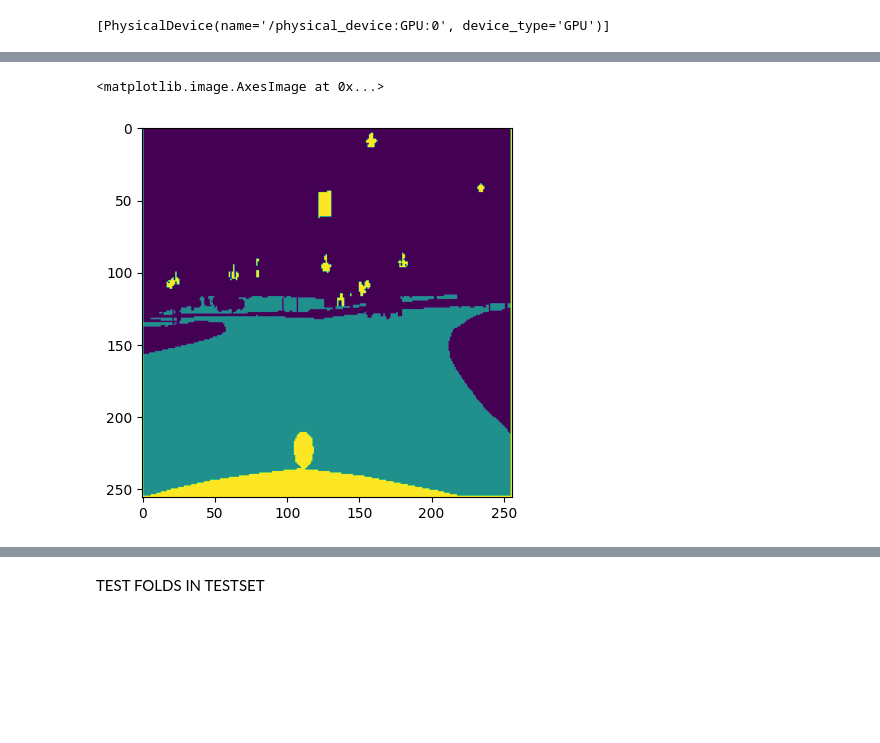
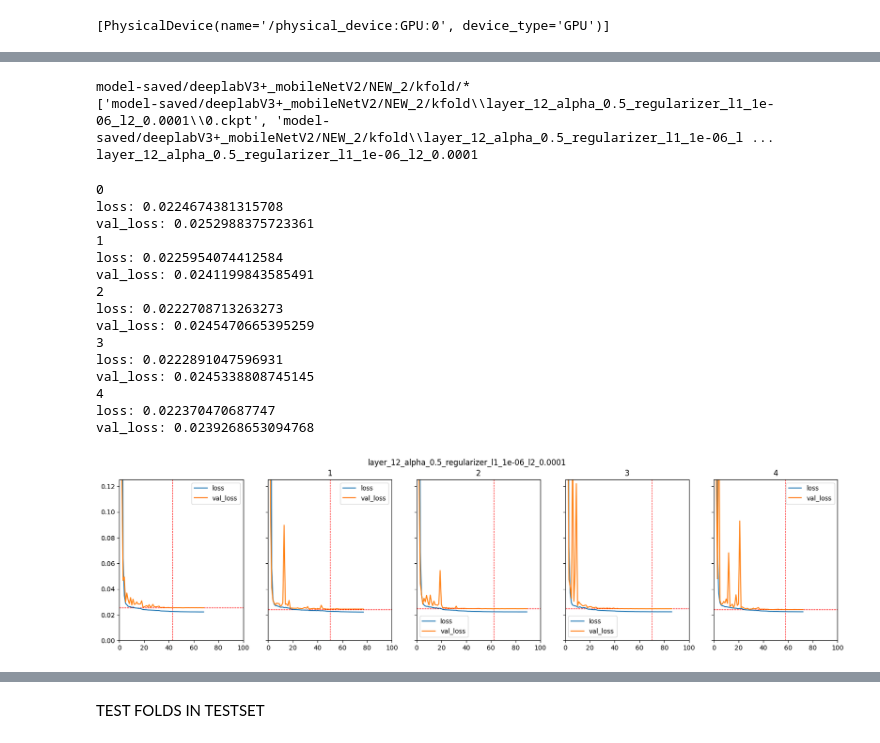
Before and after one commit to RWaiti/Keras-DeeplabV3Plus-MobilenetV2, a Jupyter notebook: vis.ipynb, the cells around one changed output, grey strips where cells are left out. Cells and saved outputs as stored; diff of their text form; code cells hidden in the pictures; blank space fills up the shorter version.

```diff
--- a/vis.ipynb
+++ b/vis.ipynb
@@ -204,5 +45,13 @@ Clipping input data to the valid range for imshow with RGB data ([0..1] for floa
-# %%
-plt.imshow(mask)
-# %% [output]
-<matplotlib.image.AxesImage at 0x...>
-[figure, removed]
+# %%
+modelFolder = "model-saved/deeplabV3+_mobileNetV2/NEW_2/kfold/*"
+print(modelFolder)
+
+modelsList = sorted(glob(modelFolder + "/*.ckpt"))
+print(modelsList)
+
+modelsCommonName = modelsList[0].replace("/", "\\").split("\\")[-2]
+print(modelsCommonName)
+# %% [output]
+model-saved/deeplabV3+_mobileNetV2/NEW_2/kfold/*
+['model-saved/deeplabV3+_mobileNetV2/NEW_2/kfold\\layer_12_alpha_0.5_regularizer_l1_1e-06_l2_0.0001\\0.ckpt', 'model-saved/deeplabV3+_mobileNetV2/NEW_2/kfold\\layer_12_alpha_0.5_regularizer_l1_1e-06_l ...
+layer_12_alpha_0.5_regularizer_l1_1e-06_l2_0.0001
@@ -208,0 +151,20 @@ plt.imshow(mask)
+# %%
+Metrics(modelsList, 5).plotMetric(
+    modelName=modelsCommonName, minMetric="val_loss", lookMetric="val_loss", save=True)
+# %% [output]
+0
+loss: 0.0224674381315708
+val_loss: 0.0252988375723361
+1
+loss: 0.0225954074412584
+val_loss: 0.0241199843585491
+2
+loss: 0.0222708713263273
+val_loss: 0.0245470665395259
+3
+loss: 0.0222891047596931
+val_loss: 0.0245338808745145
+4
+loss: 0.022370470687747
+val_loss: 0.0239268653094768
+[figure, added]
```
Also changed, not shown: parts of 48 cells of this notebook.
